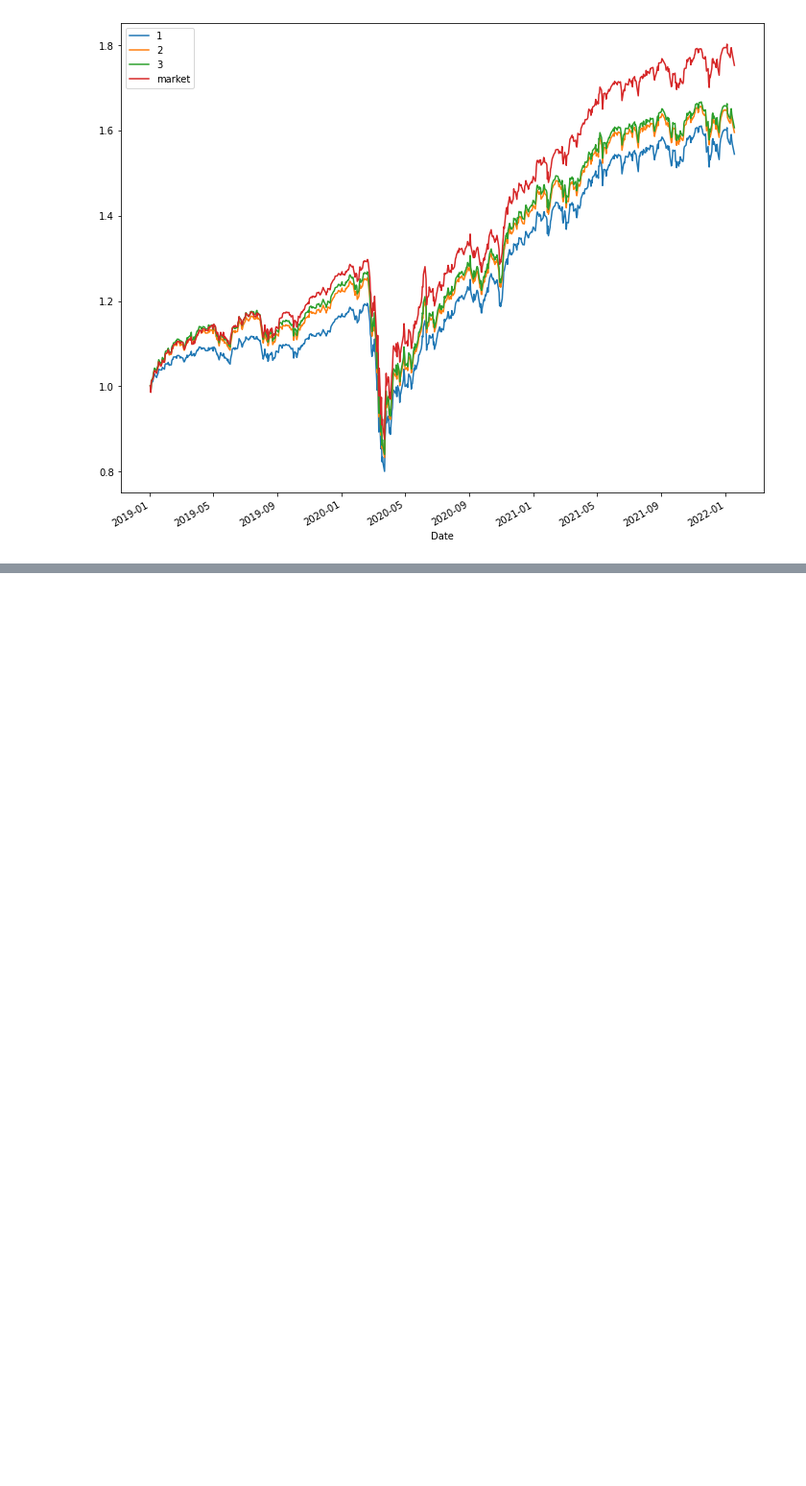
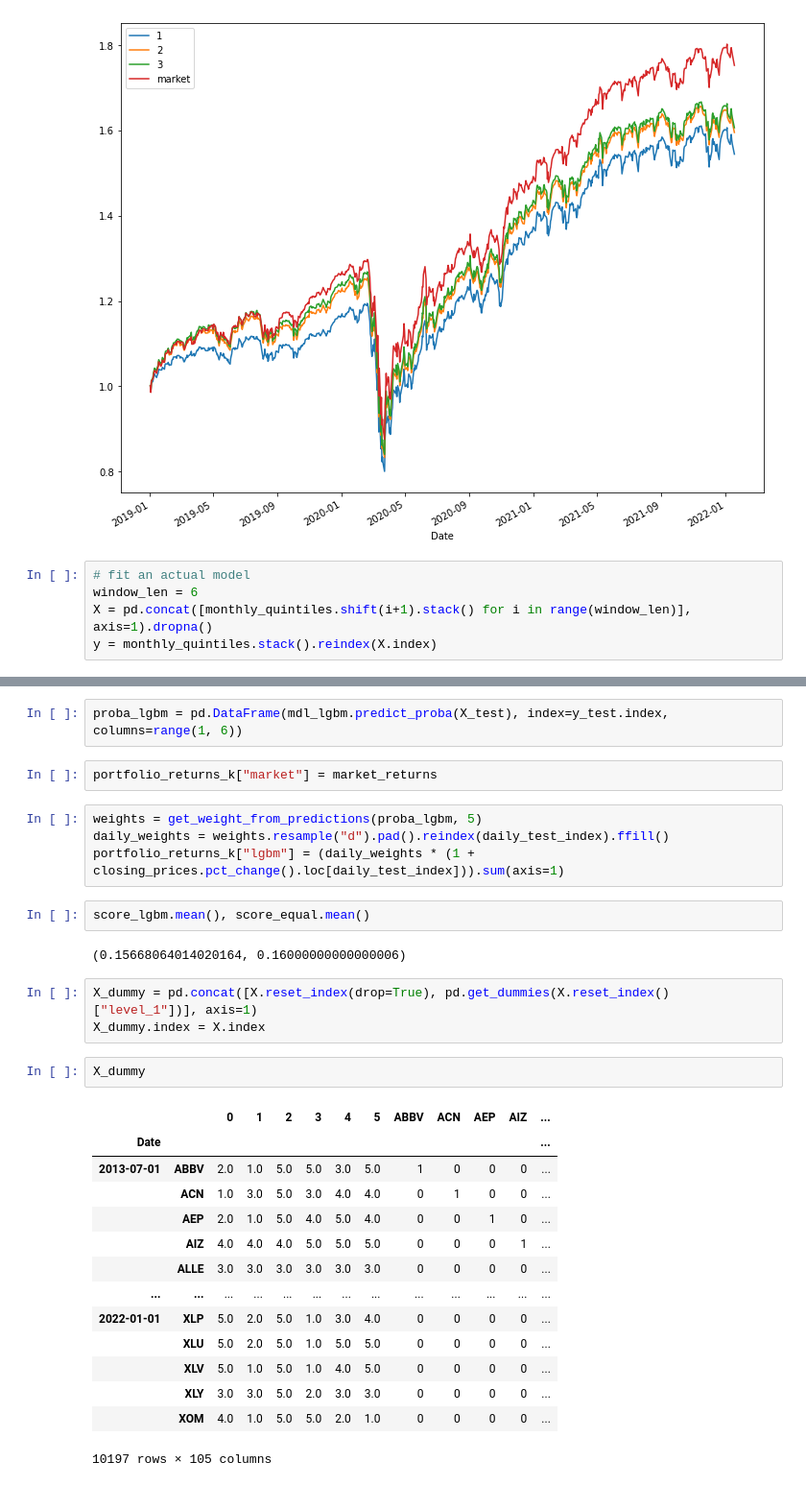
Before and after one commit to edu230991/m6-competition, a Jupyter notebook: notebooks/data-exploration.ipynb, the cells around one changed output, grey strips where cells are left out. Shown: that part at 96% size. Cells and saved outputs as stored; diff of their text form; blank space fills up the shorter version.

Commit message:
tried first model

```diff
--- a/notebooks/data-exploration.ipynb
+++ b/notebooks/data-exploration.ipynb
@@ -237,3 +237,8 @@ market_returns.to_frame("market").cumprod().plot(ax=ax)
 # %% [output]
 <AxesSubplot:xlabel='Date'>
 [figure]
+# %%
+# fit an actual model
+window_len = 6
+X = pd.concat([monthly_quintiles.shift(i+1).stack() for i in range(window_len)], axis=1).dropna()
+y = monthly_quintiles.stack().reindex(X.index)
@@ -239,0 +269,32 @@ market_returns.to_frame("market").cumprod().plot(ax=ax)
+# %%
+proba_lgbm = pd.DataFrame(mdl_lgbm.predict_proba(X_test), index=y_test.index, columns=range(1, 6))
+# %%
+portfolio_returns_k["market"] = market_returns
+# %%
+weights = get_weight_from_predictions(proba_lgbm, 5)
+daily_weights = weights.resample("d").pad().reindex(daily_test_index).ffill()
+portfolio_returns_k["lgbm"] = (daily_weights * (1 + closing_prices.pct_change().loc[daily_test_index])).sum(axis=1)
+# %%
+score_lgbm.mean(), score_equal.mean()
+# %% [output]
+(0.15668064014020164, 0.16000000000000006)
+# %%
+X_dummy = pd.concat([X.reset_index(drop=True), pd.get_dummies(X.reset_index()["level_1"])], axis=1)
+X_dummy.index = X.index
+# %%
+X_dummy
+# %% [output]
+|  |  | 0 | 1 | 2 | 3 | 4 | 5 | ABBV | ACN | AEP | AIZ | ... |
+| Date |  |  |  |  |  |  |  |  |  |  |  | ... |
+| 2013-07-01 | ABBV | 2.0 | 1.0 | 5.0 | 5.0 | 3.0 | 5.0 | 1 | 0 | 0 | 0 | ... |
+|  | ACN | 1.0 | 3.0 | 5.0 | 3.0 | 4.0 | 4.0 | 0 | 1 | 0 | 0 | ... |
+|  | AEP | 2.0 | 1.0 | 5.0 | 4.0 | 5.0 | 4.0 | 0 | 0 | 1 | 0 | ... |
+|  | AIZ | 4.0 | 4.0 | 4.0 | 5.0 | 5.0 | 5.0 | 0 | 0 | 0 | 1 | ... |
+|  | ALLE | 3.0 | 3.0 | 3.0 | 3.0 | 3.0 | 3.0 | 0 | 0 | 0 | 0 | ... |
+| ... | ... | ... | ... | ... | ... | ... | ... | ... | ... | ... | ... | ... |
+| 2022-01-01 | XLP | 5.0 | 2.0 | 5.0 | 1.0 | 3.0 | 4.0 | 0 | 0 | 0 | 0 | ... |
+|  | XLU | 5.0 | 2.0 | 5.0 | 1.0 | 5.0 | 5.0 | 0 | 0 | 0 | 0 | ... |
+|  | XLV | 5.0 | 1.0 | 5.0 | 1.0 | 4.0 | 5.0 | 0 | 0 | 0 | 0 | ... |
+|  | XLY | 3.0 | 3.0 | 5.0 | 2.0 | 3.0 | 3.0 | 0 | 0 | 0 | 0 | ... |
+|  | XOM | 4.0 | 1.0 | 5.0 | 5.0 | 2.0 | 1.0 | 0 | 0 | 0 | 0 | ... |
+10197 rows × 105 columns
```
Also changed, not shown: parts of 21 cells of this notebook.
